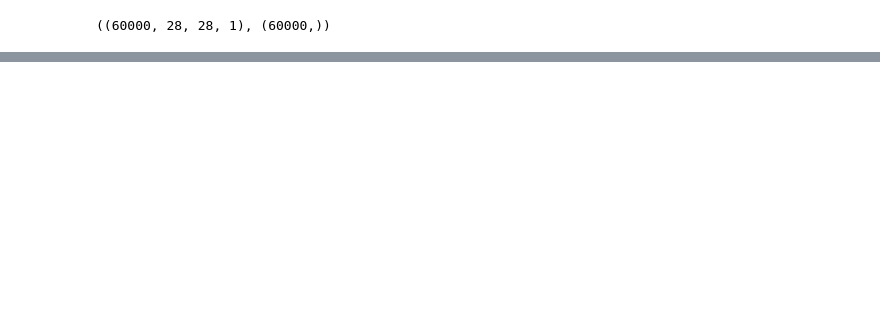
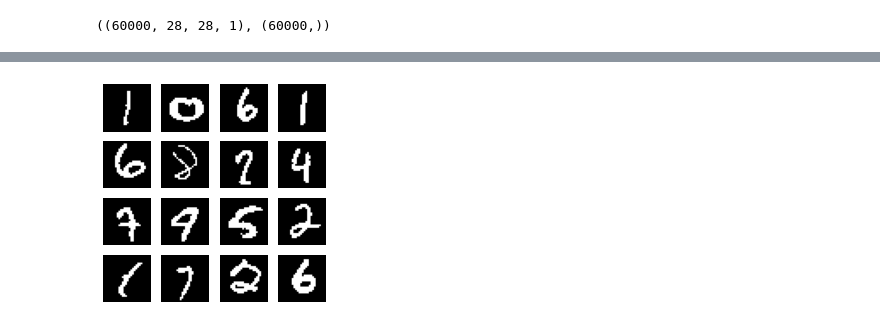
Before and after one commit to florinOK/amr, a Jupyter notebook: vae-mnist/vae-mnist.ipynb, the cells around one changed output, grey strips where cells are left out. Cells and saved outputs as stored; diff of their text form; code cells hidden in the pictures; blank space fills up the shorter version.

Commit message:
vae tf mnist

```diff
--- a/vae-mnist/vae-mnist.ipynb
+++ b/vae-mnist/vae-mnist.ipynb
@@ -22,0 +28,2 @@ Downloading data from https://storage.googleapis.com/tensorflow/tf-keras-dataset
+# %%
+(train_images, train_labels), (test_images, test_labels) = tf.keras.datasets.mnist.load_data()
@@ -71,0 +153,44 @@ true:
+# %%
+epochs = 10
+# set the dimensionality of the latent space to a plane for visualization
+latent_dim = 2
+num_examples_to_generate = 16
+
+# keeping the random vector constant for generation (prediction) so
+# it will be easier to see the improvement.
+random_vector_for_generation = tf.random.normal(shape=[num_examples_to_generate, latent_dim])
+
+model = CVAE(latent_dim)
+# %%
+def plot_original_images(test_sample):
+    fig = plt.figure(figsize=(4, 4))
+    for i in range(test_sample.shape[0]):
+        plt.subplot(4, 4, i + 1)
+        plt.imshow(test_sample[i, :, :, 0], cmap='gray')
+        plt.axis('off')
+    plt.show()
+
+
+def generate_and_save_images(model, epoch, test_sample):
+    mean, logvar = model.encode(test_sample)
+    z = model.reparameterize(mean, logvar)
+    predictions = model.sample(z)
+    fig = plt.figure(figsize=(4, 4))
+
+    for i in range(predictions.shape[0]):
+        plt.subplot(4, 4, i + 1)
+        plt.imshow(predictions[i, :, :, 0], cmap='gray')
+        plt.axis('off')
+
+    # tight_layout minimizes the overlap between 2 sub-plots
+    plt.savefig('image_at_epoch_{:04d}.png'.format(epoch))
+    plt.show()
+# %%
+# Pick a sample of the test set for generating output images
+assert batch_size >= num_examples_to_generate
+for test_batch in test_dataset.take(1):
+    test_sample = test_batch[0:num_examples_to_generate, :, :, :]
+# %%
+plot_original_images(test_sample)
+# %% [output]
+[figure, added]
```
Also changed, not shown: parts of 19 cells of this notebook.
